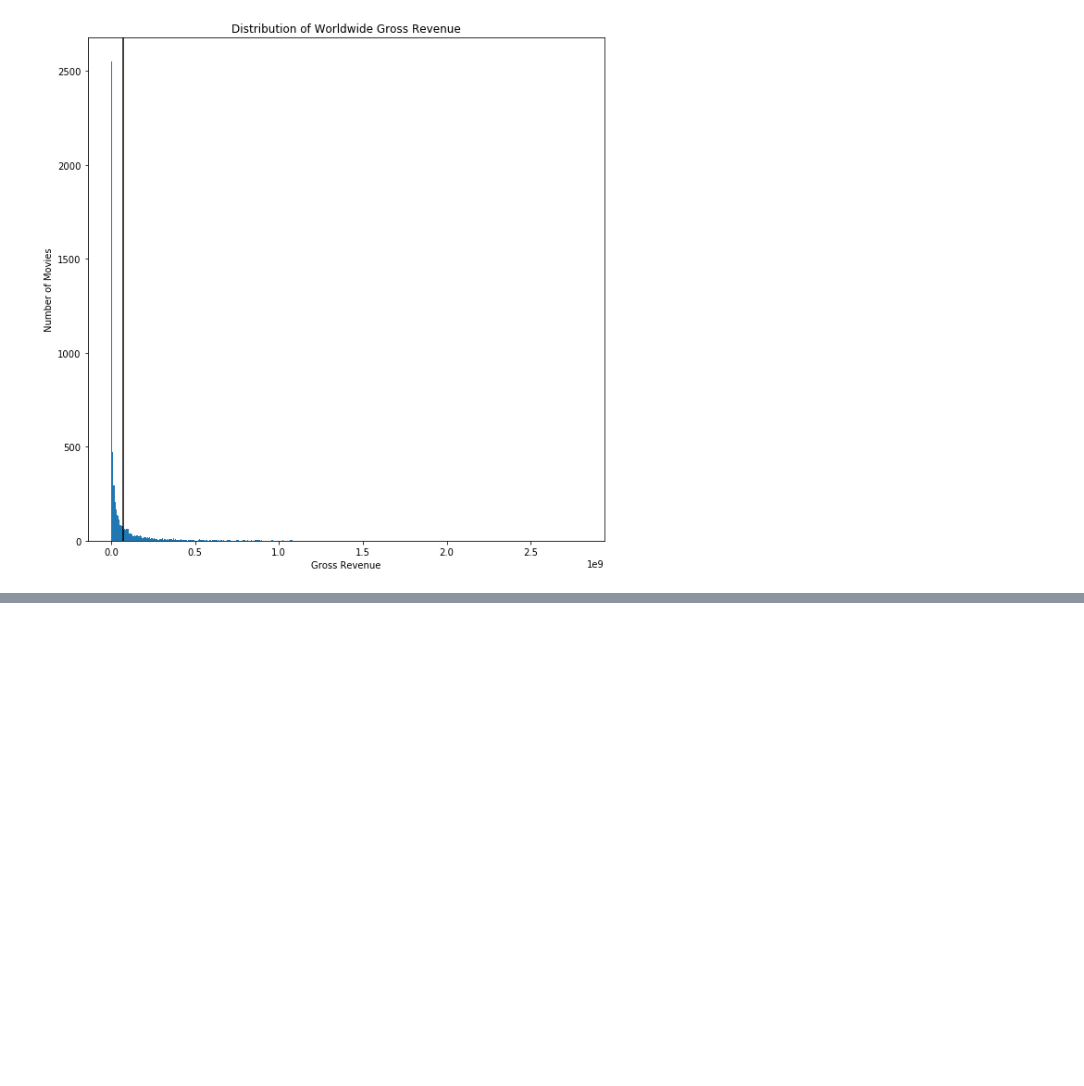
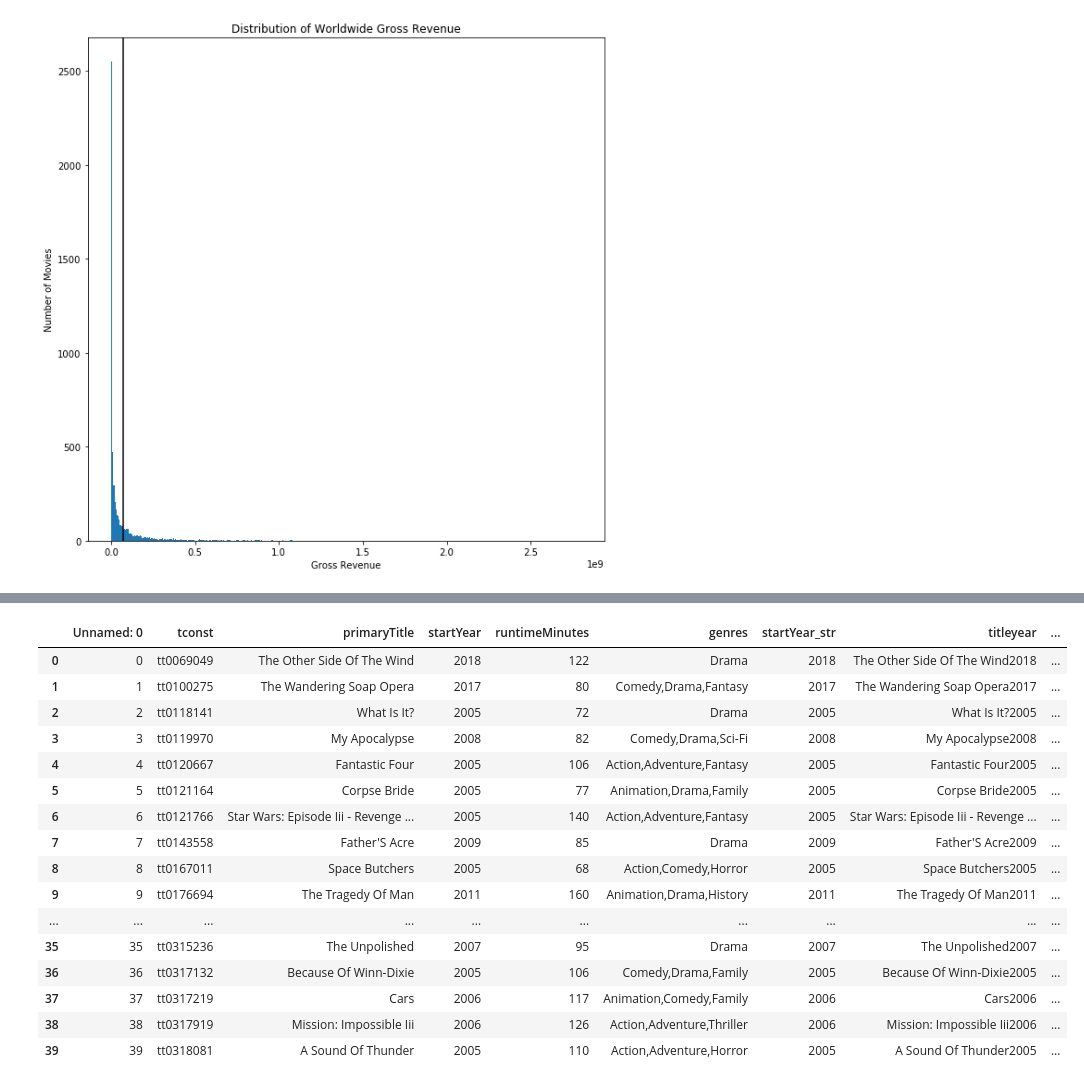
Before and after one commit to mattielips/movie-data-analysis, a Jupyter notebook: movie-financials-plots.ipynb, the cells around one changed output, grey strips where cells are left out. Saved outputs shown, nothing was run; the diff lists cells and outputs as text; code cells hidden in the pictures; blank space fills up the shorter version.

```diff
--- a/movie-financials-plots.ipynb
+++ b/movie-financials-plots.ipynb
@@ -67,0 +147,20 @@ ax.axvline(df['WW_Gross'].mean(), color='black');
+# %%
+df.head(40)
+# %% [output]
+|  | Unnamed: 0 | tconst | primaryTitle | startYear | runtimeMinutes | genres | startYear_str | titleyear | ... |
+| 0 | 0 | tt0069049 | The Other Side Of The Wind | 2018 | 122 | Drama | 2018 | The Other Side Of The Wind2018 | ... |
+| 1 | 1 | tt0100275 | The Wandering Soap Opera | 2017 | 80 | Comedy,Drama,Fantasy | 2017 | The Wandering Soap Opera2017 | ... |
+| 2 | 2 | tt0118141 | What Is It? | 2005 | 72 | Drama | 2005 | What Is It?2005 | ... |
+| 3 | 3 | tt0119970 | My Apocalypse | 2008 | 82 | Comedy,Drama,Sci-Fi | 2008 | My Apocalypse2008 | ... |
+| 4 | 4 | tt0120667 | Fantastic Four | 2005 | 106 | Action,Adventure,Fantasy | 2005 | Fantastic Four2005 | ... |
+| 5 | 5 | tt0121164 | Corpse Bride | 2005 | 77 | Animation,Drama,Family | 2005 | Corpse Bride2005 | ... |
+| 6 | 6 | tt0121766 | Star Wars: Episode Iii - Revenge ... | 2005 | 140 | Action,Adventure,Fantasy | 2005 | Star Wars: Episode Iii - Revenge ... | ... |
+| 7 | 7 | tt0143558 | Father'S Acre | 2009 | 85 | Drama | 2009 | Father'S Acre2009 | ... |
+| 8 | 8 | tt0167011 | Space Butchers | 2005 | 68 | Action,Comedy,Horror | 2005 | Space Butchers2005 | ... |
+| 9 | 9 | tt0176694 | The Tragedy Of Man | 2011 | 160 | Animation,Drama,History | 2011 | The Tragedy Of Man2011 | ... |
+| ... | ... | ... | ... | ... | ... | ... | ... | ... | ... |
+| 35 | 35 | tt0315236 | The Unpolished | 2007 | 95 | Drama | 2007 | The Unpolished2007 | ... |
+| 36 | 36 | tt0317132 | Because Of Winn-Dixie | 2005 | 106 | Comedy,Drama,Family | 2005 | Because Of Winn-Dixie2005 | ... |
+| 37 | 37 | tt0317219 | Cars | 2006 | 117 | Animation,Comedy,Family | 2006 | Cars2006 | ... |
+| 38 | 38 | tt0317919 | Mission: Impossible Iii | 2006 | 126 | Action,Adventure,Thriller | 2006 | Mission: Impossible Iii2006 | ... |
+| 39 | 39 | tt0318081 | A Sound Of Thunder | 2005 | 110 | Action,Adventure,Horror | 2005 | A Sound Of Thunder2005 | ... |
```
Also changed, not shown: parts of 15 cells of this notebook.
